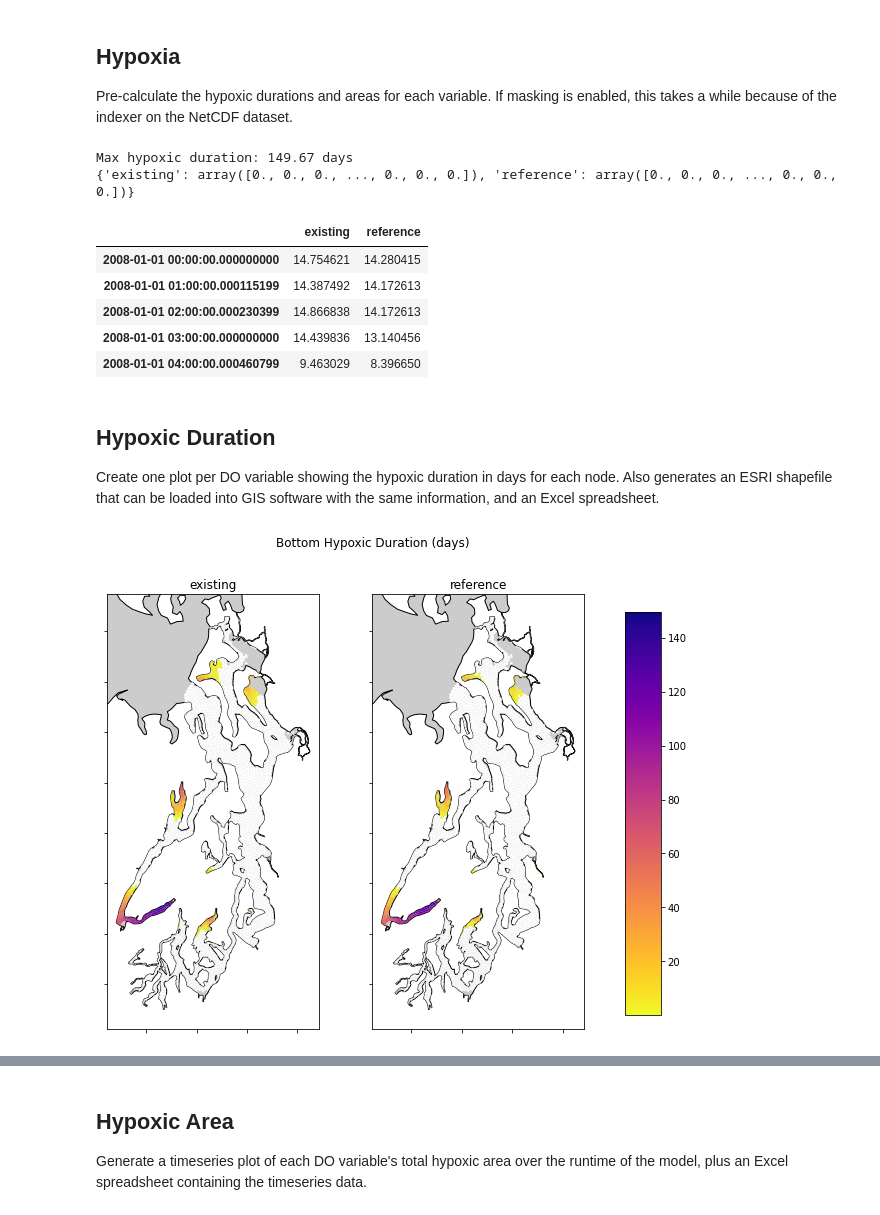
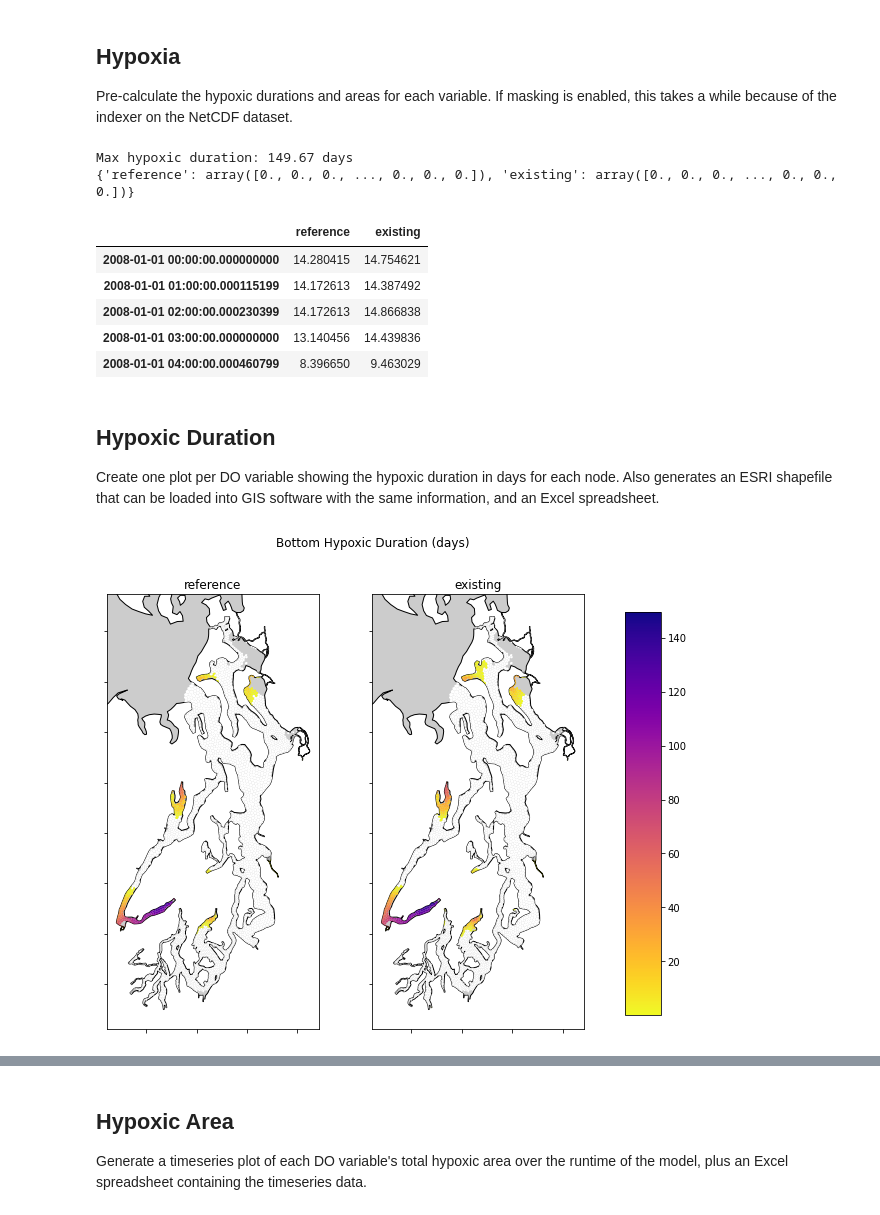
Before and after one commit to bedaro/ssm-analysis, a Jupyter notebook: Bottom DO.ipynb, the cells around one changed output, grey strips where cells are left out. Cells and saved outputs as stored; diff of their text form; code cells hidden in the pictures.

```diff
--- a/Bottom DO.ipynb
+++ b/Bottom DO.ipynb
@@ -13,7 +13,7 @@ A simple notebook to generate dissolved oxygen plots for the bottom layer, eithe
 * `sites`: A dict of node numbers and corresponding labels for locations that get dedicated timeseries plots of bottom DO.
 # %%
 do_data_cdf = "model_results/bottom do 2008.nc"
-do_variables = ('existing', 'reference')
+do_variables = ('reference', 'existing')
 start_date = "2008-01-01"
 domain_out_shp = "gis/ssm filled domain nodes.shp"
 ssm_full_union_shp = "gis/ssm full union.shp"
@@ -34,6 +34,7 @@ import pandas as pd
 import numpy as np
 import matplotlib.pyplot as plt
 import matplotlib.cm as cm
+import cmocean
 import matplotlib.colors as colors
 #%matplotlib widget
 %matplotlib inline
@@ -140,35 +141,39 @@ full_union.head()
 
 Produce a timeseries of bottom DO at each of the sites defined in the `sites` variable, along with a corresponding Excel workbook that contains one sheet per site.
 # %%
-fig, axs = plt.subplots(len(sites), 1, constrained_layout=True, figsize=(6, len(sites)*2))
+fig, axs = plt.subplots(len(sites), 2, constrained_layout=True, figsize=(9, len(sites)*2))
 times = do_data['time'][:]
 dates = pd.Timestamp(start_date) + pd.to_timedelta(times, 'd')
 with pd.ExcelWriter(out_file("sites.xlsx")) as writer:
     # Iterate over all the specified sites, along with a dedicated plot Axes per site
     for ax,(n,s) in zip(axs, sites.items()):
+        tsax, boxax = ax
         idx = np.nonzero(do_data['node'][:] == n)[0][0]
         data = {}
         lbl = "{0} ({1})".format(s, n)
         # Plot all the required variables on this Axes
         for v, t in zip(do_variables, do_variable_titles):
             data[t] = do_data[v][:,idx]
-            ax.plot(dates, data[t], label=t)
-        ax.set(title=s, ylabel="DO (mg/l)")
+            tsax.plot(dates, data[t], label=t)
+        tsax.set(title=s, ylabel="DO (mg/l)")
+
+        boxax.boxplot(data.values(), labels=data.keys())
+
         df = pd.DataFrame(data, index=dates)
         df.to_excel(writer, sheet_name=lbl)
 
 # Implement autofmt_xdate() by hand because it breaks subplot title placement
 # Turn off xaxis labels on all but the last Axes
 for ax in axs[:-1]:
-    ax.set_xticklabels(())
+    ax[0].set_xticklabels(())
 # Orient the date labels properly on the lowest Axes
-for l in axs[-1].get_xticklabels():
+for l in axs[-1,0].get_xticklabels():
     l.set_ha('right')
     l.set_rotation(30)
 
 fig.suptitle("Bottom DO Over Time")
 # One common legend. https://stackoverflow.com/a/46921590/413862
-handles, labels = axs[-1].get_legend_handles_labels()
+handles, labels = axs[-1,0].get_legend_handles_labels()
 fig.legend(handles, labels, loc='upper right')
 
 fig.savefig(out_file("sites.png"))
@@ -183,46 +188,47 @@ Pre-calculate the hypoxic durations and areas for each variable. If masking is e
 areas = domain.loc[do_data['node'][unmasked_indexer].data].area / 1e6
 # Total area in km2
 total_area = areas.sum()
 
 def extract_data(var):
-    return do_data[var][:,unmasked_indexer]
+    return do_data[var][:,unmasked_indexer].data
 
 # Calculate the total time that this retrieved node index spent with a hypoxic DO
 def calc_duration(data, i):
     return np.count_nonzero(data[:,i] < 2) * timestep
 
 def calc_area(data, t):
     return areas.loc[data[t,:] < 2].sum()
 
+extracted_data = {}
 hypoxic_durations = {}
 hypoxic_areas = {}
 max_duration = 0
 
 for v in do_variables:
-    data = extract_data(v)
-    hypoxic_durations[v] = np.zeros(data.shape[1])
+    extracted_data[v] = extract_data(v)
+    hypoxic_durations[v] = np.zeros(extracted_data[v].shape[1])
     for n in range(len(hypoxic_durations[v])):
-        hypoxic_durations[v][n] = calc_duration(data, n)
+        hypoxic_durations[v][n] = calc_duration(extracted_data[v], n)
     max_duration = max(max_duration, hypoxic_durations[v].max())
-    hypoxic_areas[v] = np.zeros(data.shape[0])
+    hypoxic_areas[v] = np.zeros(extracted_data[v].shape[0])
     for t in range(len(hypoxic_areas[v])):
-        hypoxic_areas[v][t] = calc_area(data, t)
+        hypoxic_areas[v][t] = calc_area(extracted_data[v], t)
 
 # Assemble a DataFrame of all the hypoxic area timeseries for each variable
 hypoxic_areas_df = pd.DataFrame(hypoxic_areas, index=dates)
 
 print("Max hypoxic duration: {:.2f} days".format(max_duration))
 print(hypoxic_durations)
 hypoxic_areas_df.head()
 # %% [output]
 Max hypoxic duration: 149.67 days
-{'existing': array([0., 0., 0., ..., 0., 0., 0.]), 'reference': array([0., 0., 0., ..., 0., 0., 0.])}
+{'reference': array([0., 0., 0., ..., 0., 0., 0.]), 'existing': array([0., 0., 0., ..., 0., 0., 0.])}
-|  | existing | reference |
-| 2008-01-01 00:00:00.000000000 | 14.754621 | 14.280415 |
-| 2008-01-01 01:00:00.000115199 | 14.387492 | 14.172613 |
-| 2008-01-01 02:00:00.000230399 | 14.866838 | 14.172613 |
-| 2008-01-01 03:00:00.000000000 | 14.439836 | 13.140456 |
-| 2008-01-01 04:00:00.000460799 | 9.463029 | 8.396650 |
+|  | reference | existing |
+| 2008-01-01 00:00:00.000000000 | 14.280415 | 14.754621 |
+| 2008-01-01 01:00:00.000115199 | 14.172613 | 14.387492 |
+| 2008-01-01 02:00:00.000230399 | 14.172613 | 14.866838 |
+| 2008-01-01 03:00:00.000000000 | 13.140456 | 14.439836 |
+| 2008-01-01 04:00:00.000460799 | 8.396650 | 9.463029 |
 # %% [markdown]
 ## Hypoxic Duration
 
@@ -303,4 +309,4 @@ data.to_file(out_file("hypox_duration.shp"))
 data['node_area_km2'] = data['geometry'].area / 1e6
 data.to_excel(out_file("hypox_duration.xlsx"))
 # %% [output]
-[figure, old version]
+[figure, new version]
```
Also changed, not shown: parts of 7 cells of this notebook, 2 other files.
